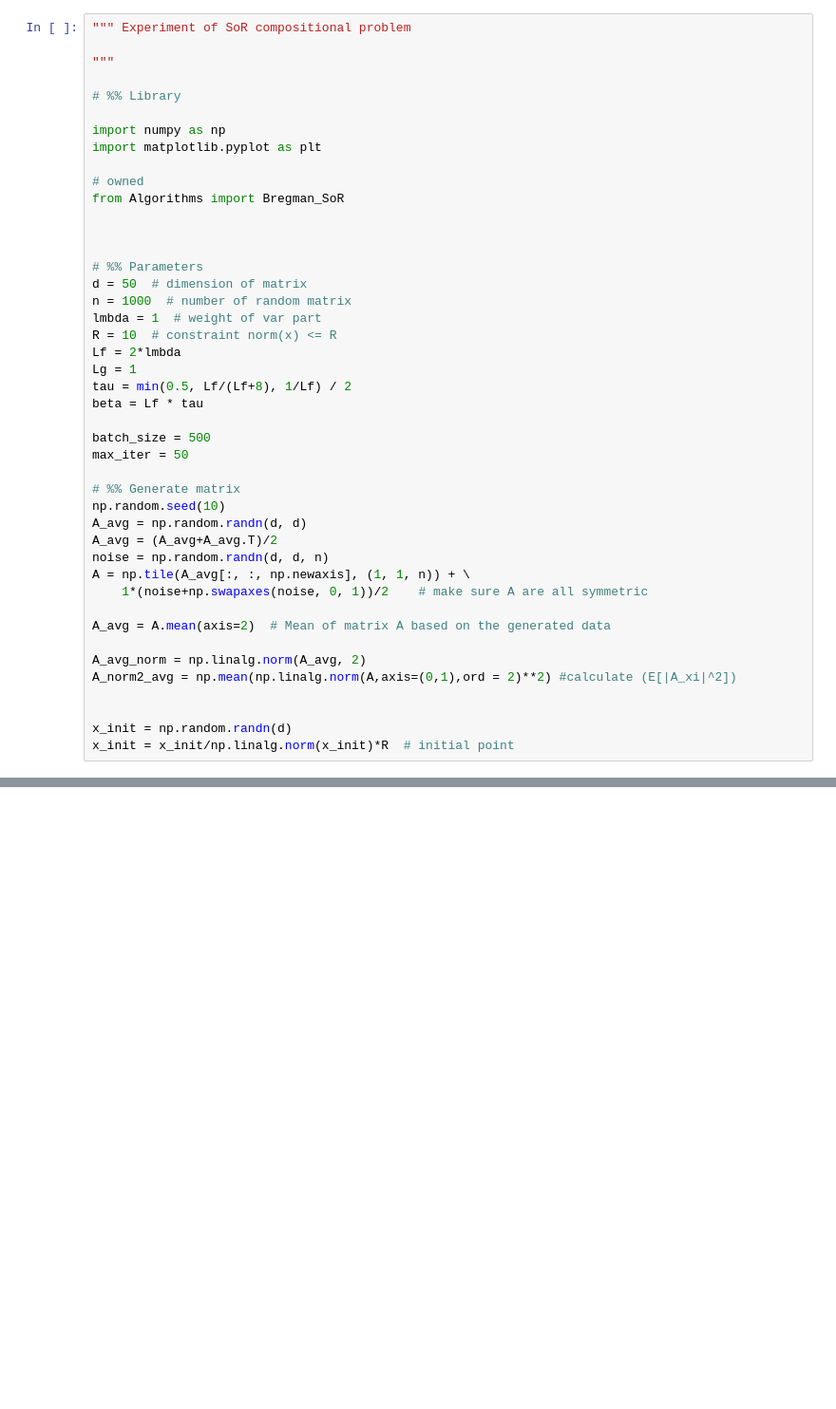
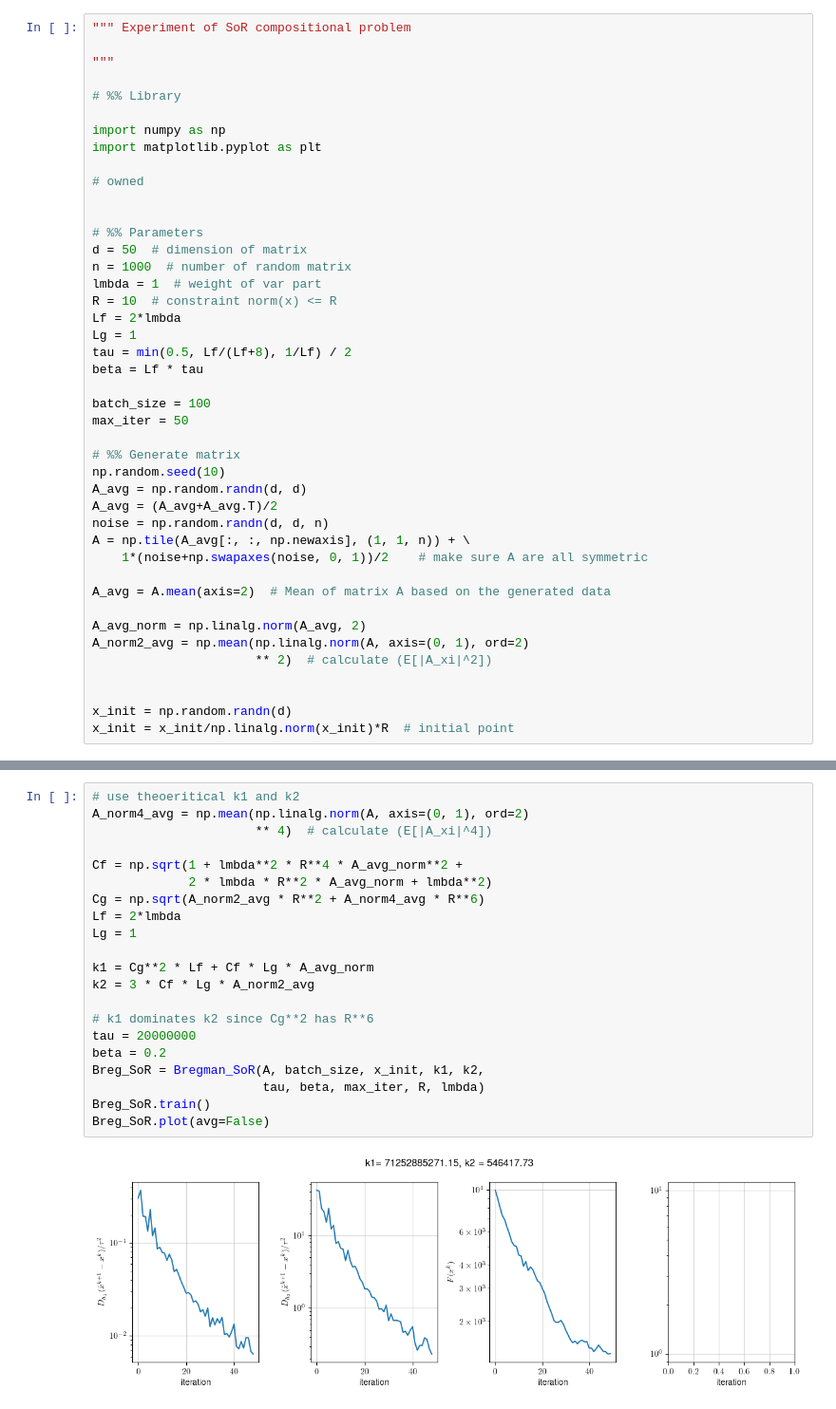
Before and after one commit to samdavanloo/BSC, a Jupyter notebook: SoR_grid_search.ipynb, the cells around one changed output, grey strips where cells are left out. Shown: that part at 95% size. Cells and saved outputs as stored; diff of their text form; blank space fills up the shorter version.

```diff
--- a/SoR_grid_search.ipynb
+++ b/SoR_grid_search.ipynb
@@ -9,8 +247,6 @@ import numpy as np
 import matplotlib.pyplot as plt
 
 # owned
-from Algorithms import Bregman_SoR
-
 
 
 # %% Parameters
@@ -23,7 +259,7 @@ Lg = 1
 tau = min(0.5, Lf/(Lf+8), 1/Lf) / 2
 beta = Lf * tau
 
-batch_size = 500
+batch_size = 100
 max_iter = 50
 
 # %% Generate matrix
@@ -37,7 +273,8 @@ A = np.tile(A_avg[:, :, np.newaxis], (1, 1, n)) + \
 A_avg = A.mean(axis=2)  # Mean of matrix A based on the generated data
 
 A_avg_norm = np.linalg.norm(A_avg, 2)
-A_norm2_avg = np.mean(np.linalg.norm(A,axis=(0,1),ord = 2)**2) #calculate (E[|A_xi|^2])
+A_norm2_avg = np.mean(np.linalg.norm(A, axis=(0, 1), ord=2)
+                      ** 2)  # calculate (E[|A_xi|^2])
 
 
 x_init = np.random.randn(d)
@@ -64,3 +296,26 @@ for i in range(len(c1_grid)):
         filename = f"Results/SoR_grid_search_i{i}_j{j}.pdf"
         plt.savefig(filename)
         plt.close()
+# %%
+# use theoeritical k1 and k2
+A_norm4_avg = np.mean(np.linalg.norm(A, axis=(0, 1), ord=2)
+                      ** 4)  # calculate (E[|A_xi|^4])
+
+Cf = np.sqrt(1 + lmbda**2 * R**4 * A_avg_norm**2 +
+             2 * lmbda * R**2 * A_avg_norm + lmbda**2)
+Cg = np.sqrt(A_norm2_avg * R**2 + A_norm4_avg * R**6)
+Lf = 2*lmbda
+Lg = 1
+
+k1 = Cg**2 * Lf + Cf * Lg * A_avg_norm
+k2 = 3 * Cf * Lg * A_norm2_avg
+
+# k1 dominates k2 since Cg**2 has R**6
+tau = 20000000
+beta = 0.2
+Breg_SoR = Bregman_SoR(A, batch_size, x_init, k1, k2,
+                       tau, beta, max_iter, R, lmbda)
+Breg_SoR.train()
+Breg_SoR.plot(avg=False)
+# %% [output]
+[figure, added]
```
Also changed, not shown: parts of 5 cells of this notebook, 2 other files.
